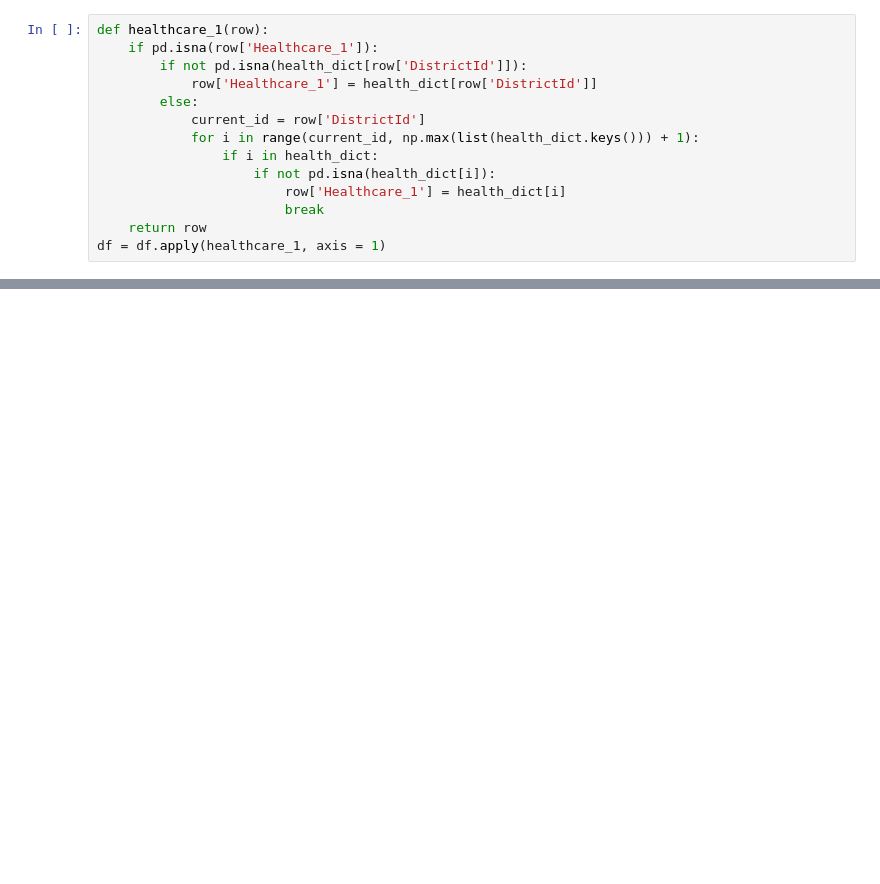
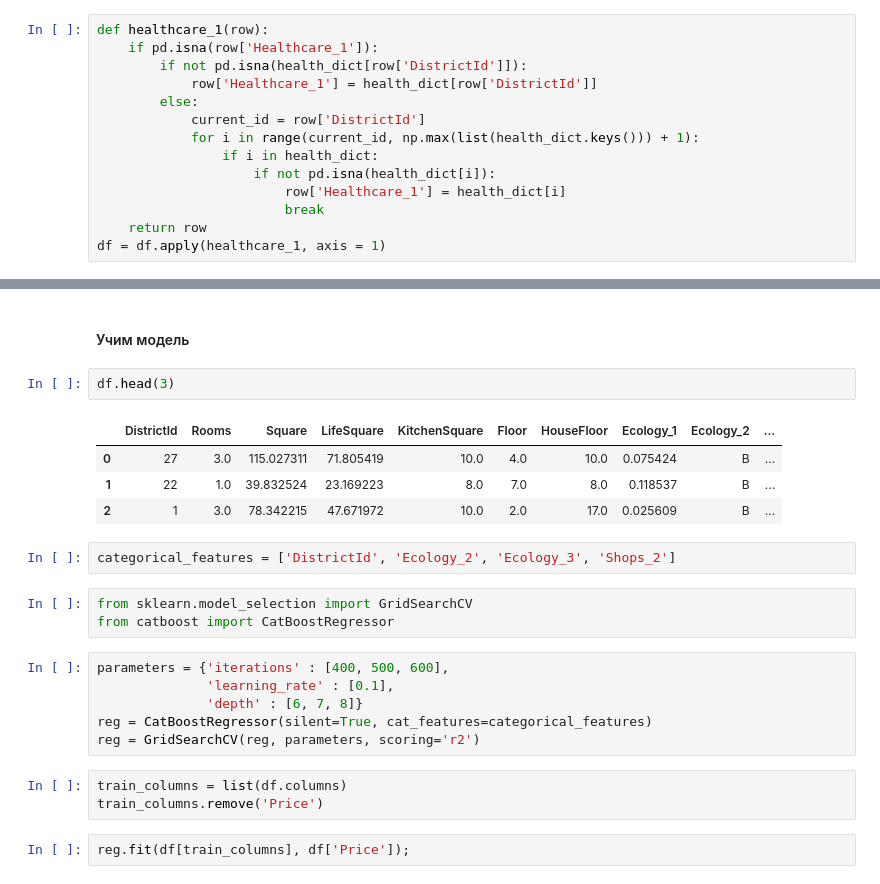
Before and after one commit to yuriy5139/Libs4DSQ1, a Jupyter notebook: LibsForMLQ1course.ipynb, the cells around one changed output, grey strips where cells are left out. Saved outputs shown, nothing was run; the diff lists cells and outputs as text; blank space fills up the shorter version.

```diff
--- a/LibsForMLQ1course.ipynb
+++ b/LibsForMLQ1course.ipynb
@@ -260,0 +306,25 @@ df = df.apply(healthcare_1, axis = 1)
+# %% [markdown]
+#### Учим модель
+# %%
+df.head(3)
+# %% [output]
+|  | DistrictId | Rooms | Square | LifeSquare | KitchenSquare | Floor | HouseFloor | Ecology_1 | Ecology_2 | ... |
+| 0 | 27 | 3.0 | 115.027311 | 71.805419 | 10.0 | 4.0 | 10.0 | 0.075424 | B | ... |
+| 1 | 22 | 1.0 | 39.832524 | 23.169223 | 8.0 | 7.0 | 8.0 | 0.118537 | B | ... |
+| 2 | 1 | 3.0 | 78.342215 | 47.671972 | 10.0 | 2.0 | 17.0 | 0.025609 | B | ... |
+# %%
+categorical_features = ['DistrictId', 'Ecology_2', 'Ecology_3', 'Shops_2']
+# %%
+from sklearn.model_selection import GridSearchCV
+from catboost import CatBoostRegressor
+# %%
+parameters = {'iterations' : [400, 500, 600],
+              'learning_rate' : [0.1],
+              'depth' : [6, 7, 8]}
+reg = CatBoostRegressor(silent=True, cat_features=categorical_features)
+reg = GridSearchCV(reg, parameters, scoring='r2')
+# %%
+train_columns = list(df.columns)
+train_columns.remove('Price')
+# %%
+reg.fit(df[train_columns], df['Price']);
```
Also changed, not shown: parts of 19 cells of this notebook.
